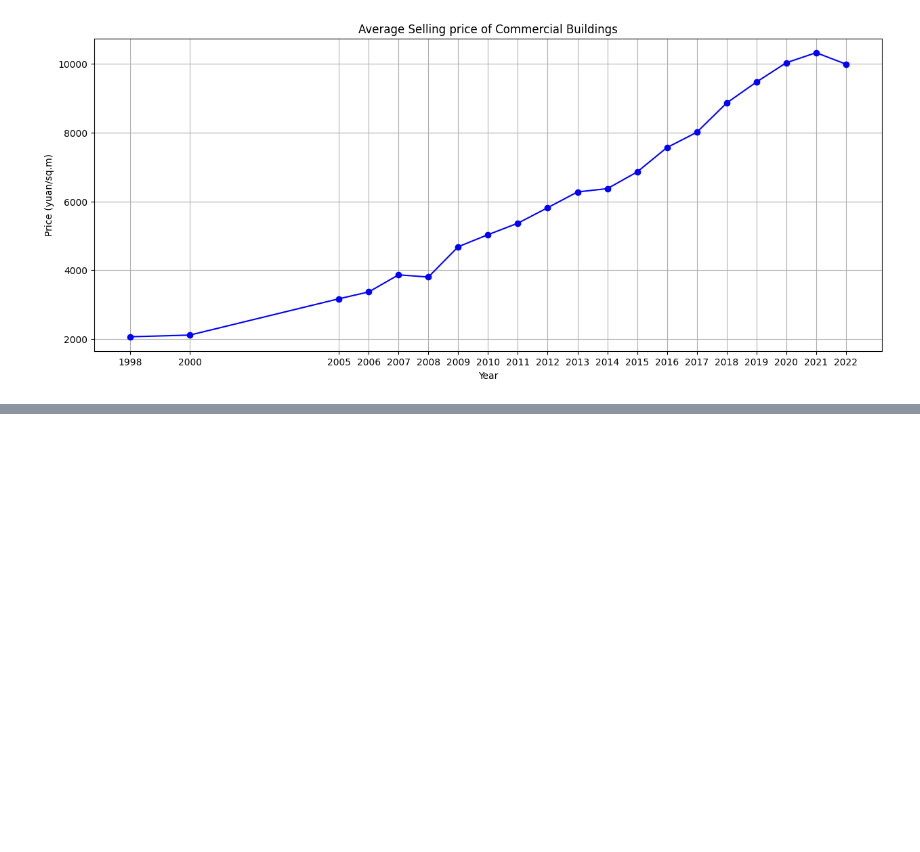
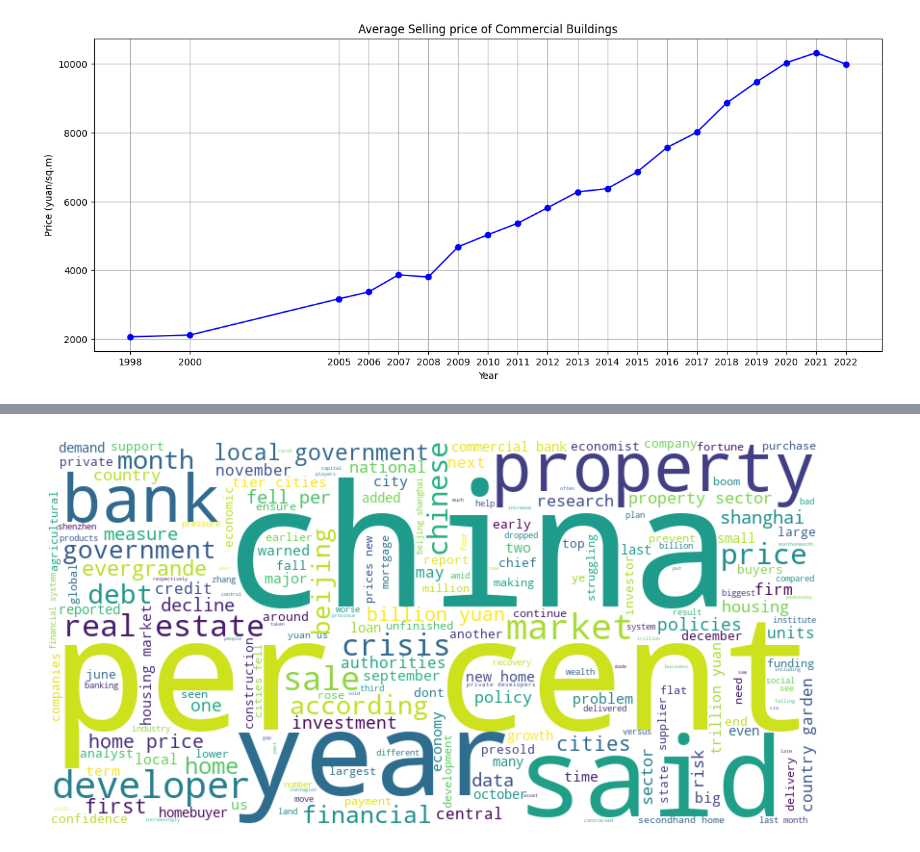
Before and after one commit to trananh91/China-Real-Estate-Analysis, a Jupyter notebook: Scripts/Real estate/Real_estate.ipynb, the cells around one changed output, grey strips where cells are left out. Cells and saved outputs as stored; diff of their text form; code cells hidden in the pictures; blank space fills up the shorter version.

```diff
--- a/Scripts/Real estate/Real_estate.ipynb
+++ b/Scripts/Real estate/Real_estate.ipynb
@@ -1439,0 +1478,22 @@ plot_line_chart(df, "..\..\Saved figures\Real estate\House_price.png")
+# %%
+text_data = re.sub(r'[^a-zA-Z\s]', '', text_data)
+text_data = text_data.lower()
+
+# Remove stop words
+stop_words = set(stopwords.words('english'))
+filtered_words = [word for word in text_data.split() if word not in stop_words]
+
+# Join the words back into a single string
+filtered_text = ' '.join(filtered_words)
+
+# Create and configure the word cloud object
+wordcloud = WordCloud(width=800, height=400, background_color='white', max_words=200).generate(filtered_text)
+
+# Display the word cloud using matplotlib
+plt.figure(figsize=(10, 5))
+plt.imshow(wordcloud, interpolation='bilinear')
+plt.axis('off')
+plt.savefig("..\..\Saved figures\Real estate\WordCloud.png")
+plt.show()
+# %% [output]
+[figure, added]
```
Also changed, not shown: parts of 98 cells of this notebook.
